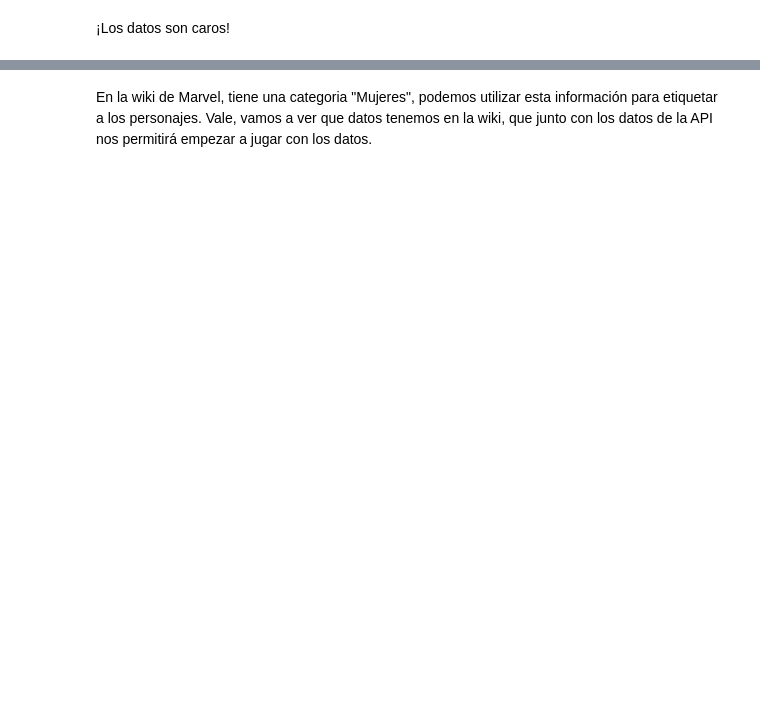
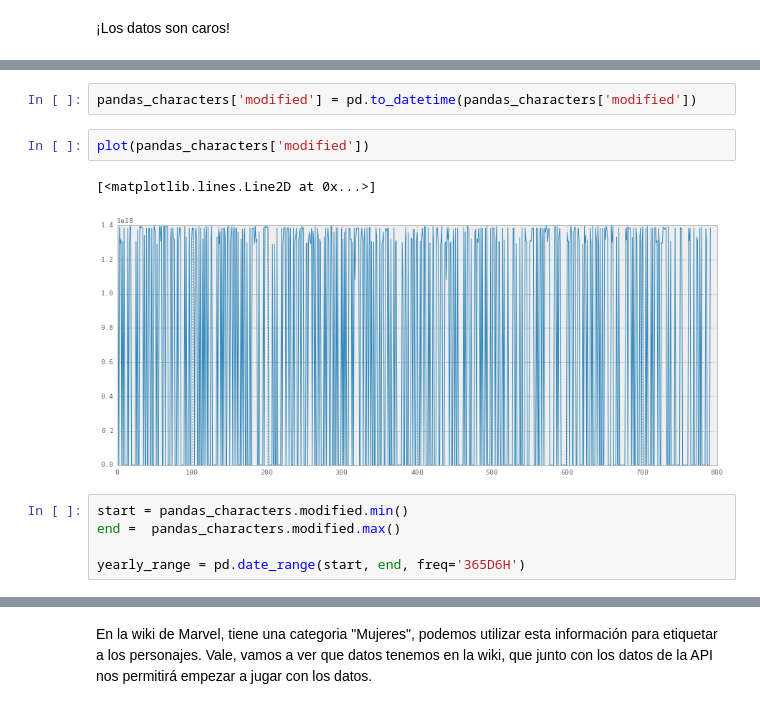
Before and after one commit to maigimenez/aurora, a Jupyter notebook: Aurora.ipynb, the cells around one changed output, grey strips where cells are left out. Cells and saved outputs as stored; diff of their text form; blank space fills up the shorter version.

```diff
--- a/Aurora.ipynb
+++ b/Aurora.ipynb
@@ -72,0 +275,12 @@ Teníamos 1402 y nos quedamos con 807. Un 42.4394% menos
+# %%
+pandas_characters['modified'] = pd.to_datetime(pandas_characters['modified'])
+# %%
+plot(pandas_characters['modified'])
+# %% [output]
+[<matplotlib.lines.Line2D at 0x...>]
+[figure, added]
+# %%
+start = pandas_characters.modified.min()
+end =  pandas_characters.modified.max()
+
+yearly_range = pd.date_range(start, end, freq='365D6H')
```
Also changed, not shown: parts of 49 cells of this notebook.
